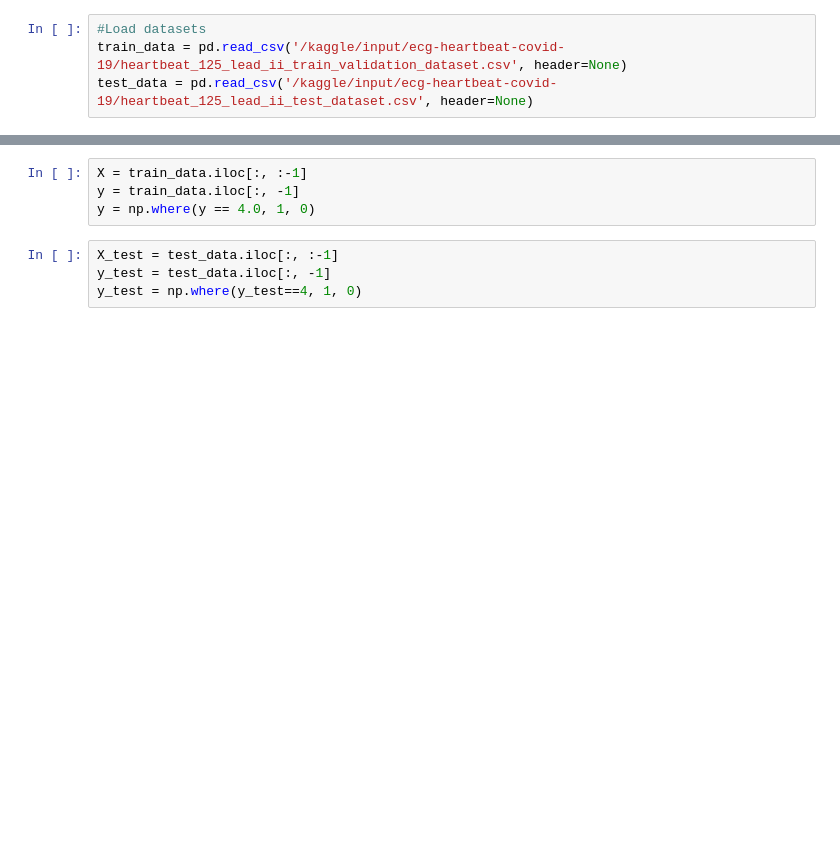
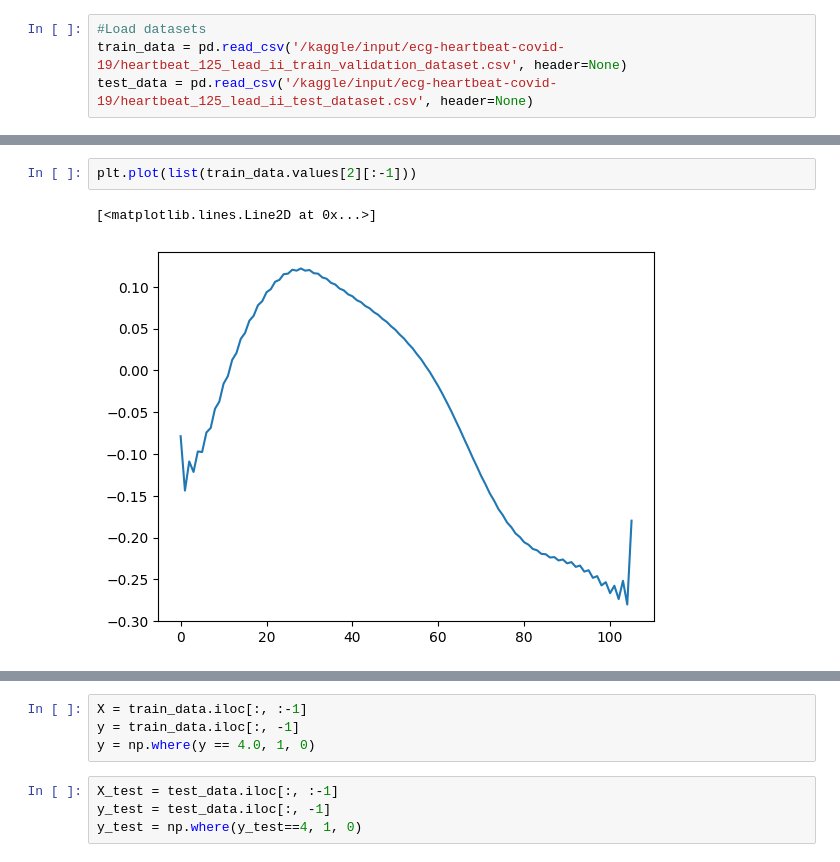
Before and after one commit to Imokut/projects, a Jupyter notebook: ECG signal prediction/notebook_1.ipynb, the cells around one changed output, grey strips where cells are left out. Saved outputs shown, nothing was run; the diff lists cells and outputs as text; blank space fills up the shorter version.

```diff
--- a/ECG signal prediction/notebook_1.ipynb
+++ b/ECG signal prediction/notebook_1.ipynb
@@ -16,0 +78,5 @@ test_data = pd.read_csv('/kaggle/input/ecg-heartbeat-covid-19/heartbeat_125_lead
+# %%
+plt.plot(list(train_data.values[2][:-1]))
+# %% [output]
+[<matplotlib.lines.Line2D at 0x...>]
+[figure, added]
```
Also changed, not shown: parts of 35 cells of this notebook.
